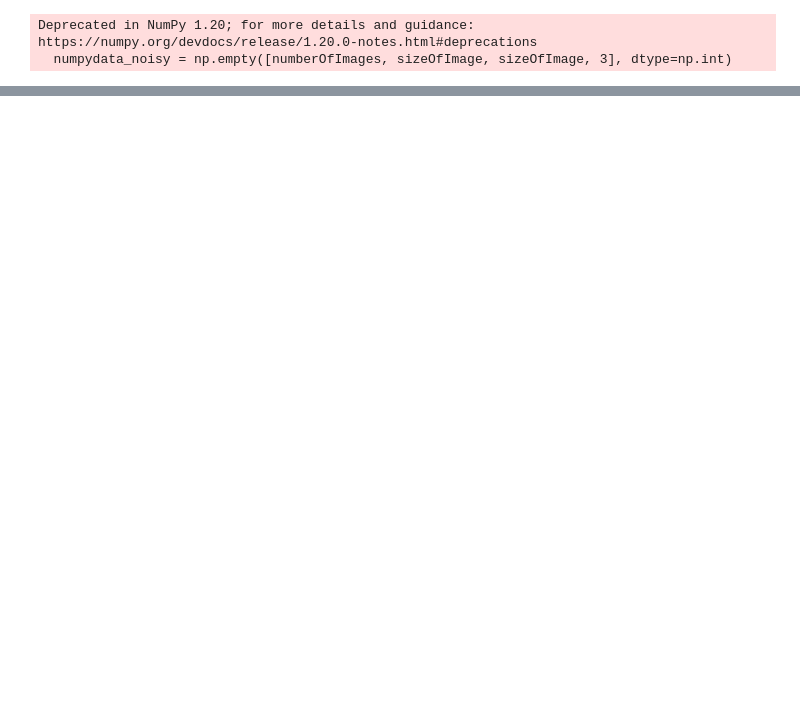
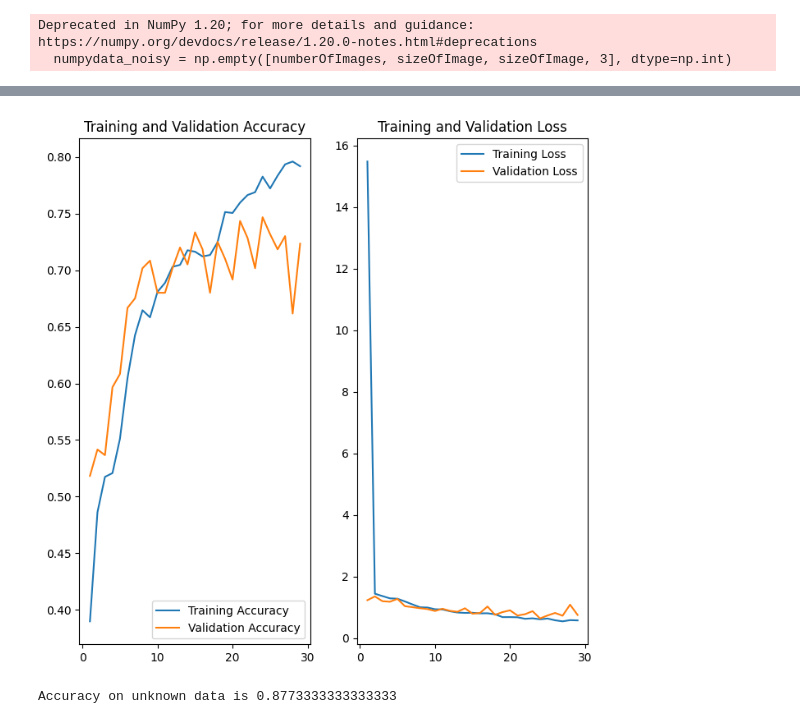
Before and after one commit to ghanbarifereshteh/singlecolorprj, a Jupyter notebook: noisysinglecolornew.ipynb, the cells around one changed output, grey strips where cells are left out. Cells and saved outputs as stored; diff of their text form; code cells hidden in the pictures; blank space fills up the shorter version.

```diff
--- a/noisysinglecolornew.ipynb
+++ b/noisysinglecolornew.ipynb
@@ -398,0 +260,2 @@ weighted avg       0.47      0.47      0.47       250
+# %%
+history15 = compileModel(15)
@@ -398,0 +280,8 @@ weighted avg       0.47      0.47      0.47       250
+# %%
+plot(history15)
+# %% [output]
+[figure, added]
+# %%
+result15 = CompileSVM(numpydata_test15,labels_test15)
+# %% [output]
+Accuracy on unknown data is 0.8773333333333333
```
Also changed, not shown: parts of 74 cells of this notebook.
